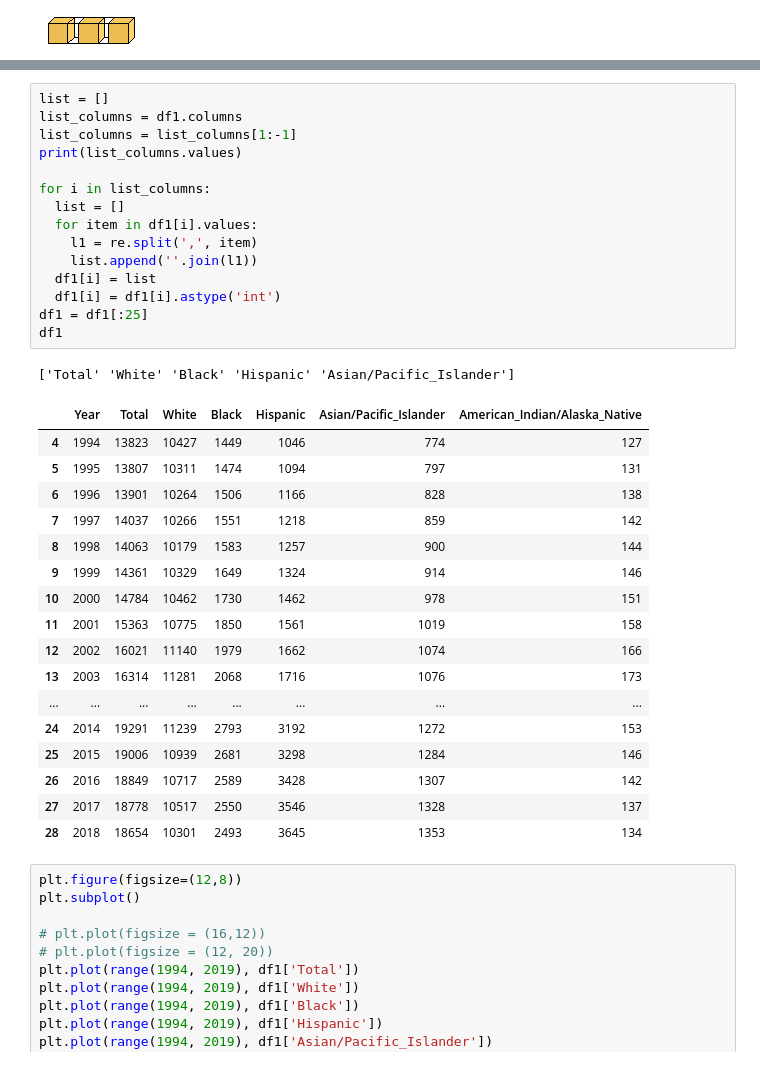
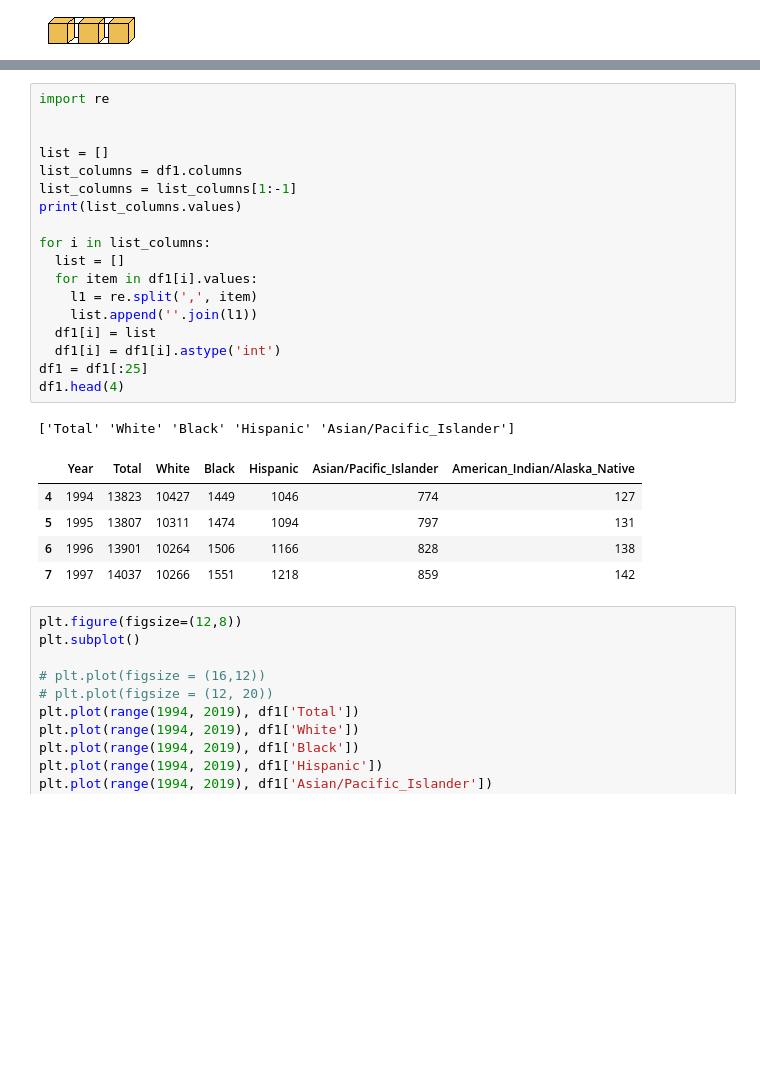
Before and after one commit to Vineet2107/HSO201_CourseProject, a Jupyter notebook: HSO_Arush.ipynb, the cells around one changed output, grey strips where cells are left out. Drawn from its saved outputs; the diff is of its cells as text; blank space fills up the shorter version.

```diff
--- a/HSO_Arush.ipynb
+++ b/HSO_Arush.ipynb
@@ -900,37 +890,28 @@ df1
 # %%
+import re
+
+
 list = []
 list_columns = df1.columns
 list_columns = list_columns[1:-1]
 print(list_columns.values)
 
 for i in list_columns:
   list = []
   for item in df1[i].values:
     l1 = re.split(',', item)
     list.append(''.join(l1))
   df1[i] = list
   df1[i] = df1[i].astype('int')
 df1 = df1[:25]
-df1
+df1.head(4)
 # %% [output]
 ['Total' 'White' 'Black' 'Hispanic' 'Asian/Pacific_Islander']
 |  | Year | Total | White | Black | Hispanic | Asian/Pacific_Islander | American_Indian/Alaska_Native |
 | 4 | 1994 | 13823 | 10427 | 1449 | 1046 | 774 | 127 |
 | 5 | 1995 | 13807 | 10311 | 1474 | 1094 | 797 | 131 |
 | 6 | 1996 | 13901 | 10264 | 1506 | 1166 | 828 | 138 |
 | 7 | 1997 | 14037 | 10266 | 1551 | 1218 | 859 | 142 |
-| 8 | 1998 | 14063 | 10179 | 1583 | 1257 | 900 | 144 |
-| 9 | 1999 | 14361 | 10329 | 1649 | 1324 | 914 | 146 |
-| 10 | 2000 | 14784 | 10462 | 1730 | 1462 | 978 | 151 |
-| 11 | 2001 | 15363 | 10775 | 1850 | 1561 | 1019 | 158 |
-| 12 | 2002 | 16021 | 11140 | 1979 | 1662 | 1074 | 166 |
-| 13 | 2003 | 16314 | 11281 | 2068 | 1716 | 1076 | 173 |
-| ... | ... | ... | ... | ... | ... | ... | ... |
-| 24 | 2014 | 19291 | 11239 | 2793 | 3192 | 1272 | 153 |
-| 25 | 2015 | 19006 | 10939 | 2681 | 3298 | 1284 | 146 |
-| 26 | 2016 | 18849 | 10717 | 2589 | 3428 | 1307 | 142 |
-| 27 | 2017 | 18778 | 10517 | 2550 | 3546 | 1328 | 137 |
-| 28 | 2018 | 18654 | 10301 | 2493 | 3645 | 1353 | 134 |
 # %%
 plt.figure(figsize=(12,8))
 plt.subplot()
```
Also changed, not shown: parts of 3 cells of this notebook.
